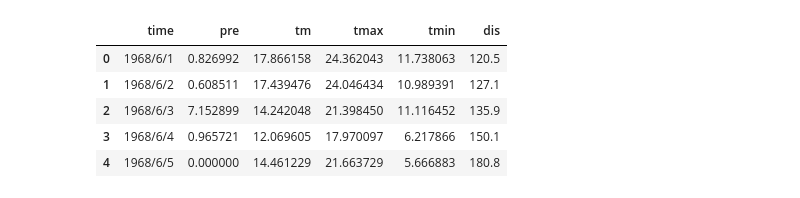
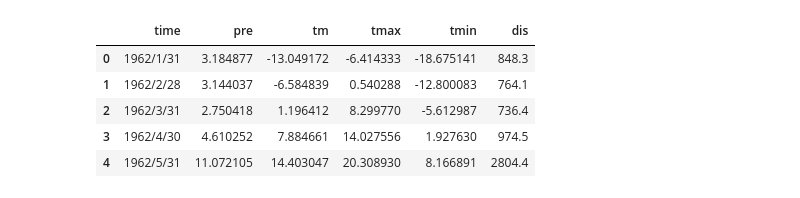
Before and after one commit to Dongdong001122/daily_river_runoff_projection_tarim, a Jupyter notebook: LSTM_interpolation1.ipynb, the cells around one changed output. Cells and saved outputs as stored; diff of their text form; code cells hidden in the pictures.

```diff
--- a/LSTM_interpolation1.ipynb
+++ b/LSTM_interpolation1.ipynb
@@ -33,20 +33,20 @@ def singleStepSampler(df, window):
 	return np.array(xRes), np.array(yRes)
 # %%
 # Dataset loading
-name = '2_dsk_imputMF_half'
+name = '3_xhl_imputMF_monthly'
 csv_path = f"F:\geodata\\river_runoff_obs\\{name}.csv"
-csv_path = r"C:\Users\HP\Desktop\2_dsk_imputMF_half.csv"
+# csv_path = r"C:\Users\HP\Desktop\2_dsk_imputMF_half.csv"
 usecols = ['time', 'pre', 'tm', 'tmax', 'tmin',  'dis']
 dataFrame_full = pd.read_csv(csv_path, usecols=usecols)
 # this refers to observed runoff and 10d_mean refers to the runoff with MA
 dataFrame_full.head()
 # %% [output]
 |  | time | pre | tm | tmax | tmin | dis |
-| 0 | 1968/6/1 | 0.826992 | 17.866158 | 24.362043 | 11.738063 | 120.5 |
-| 1 | 1968/6/2 | 0.608511 | 17.439476 | 24.046434 | 10.989391 | 127.1 |
-| 2 | 1968/6/3 | 7.152899 | 14.242048 | 21.398450 | 11.116452 | 135.9 |
-| 3 | 1968/6/4 | 0.965721 | 12.069605 | 17.970097 | 6.217866 | 150.1 |
-| 4 | 1968/6/5 | 0.000000 | 14.461229 | 21.663729 | 5.666883 | 180.8 |
+| 0 | 1962/1/31 | 3.184877 | -13.049172 | -6.414333 | -18.675141 | 848.3 |
+| 1 | 1962/2/28 | 3.144037 | -6.584839 | 0.540288 | -12.800083 | 764.1 |
+| 2 | 1962/3/31 | 2.750418 | 1.196412 | 8.299770 | -5.612987 | 736.4 |
+| 3 | 1962/4/30 | 4.610252 | 7.884661 | 14.027556 | 1.927630 | 974.5 |
+| 4 | 1962/5/31 | 11.072105 | 14.403047 | 20.308930 | 8.166891 | 2804.4 |
 # %%
 # Get Index of NaN Values in a Specific Column:
 
```
Also changed, not shown: parts of 11 cells of this notebook.
